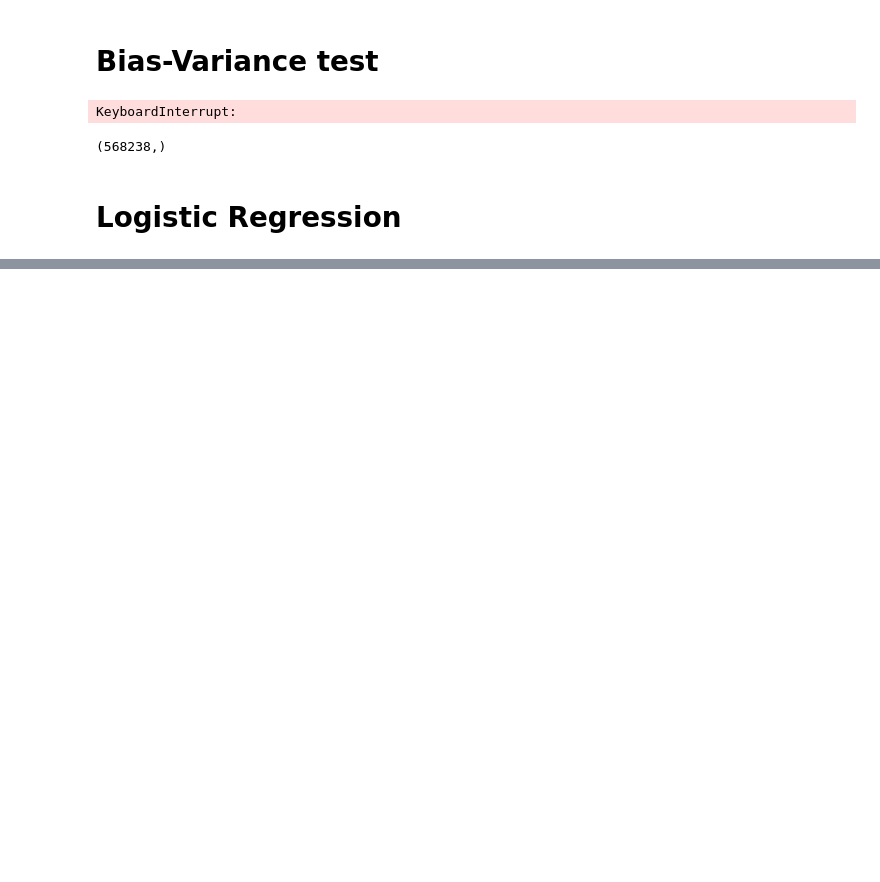
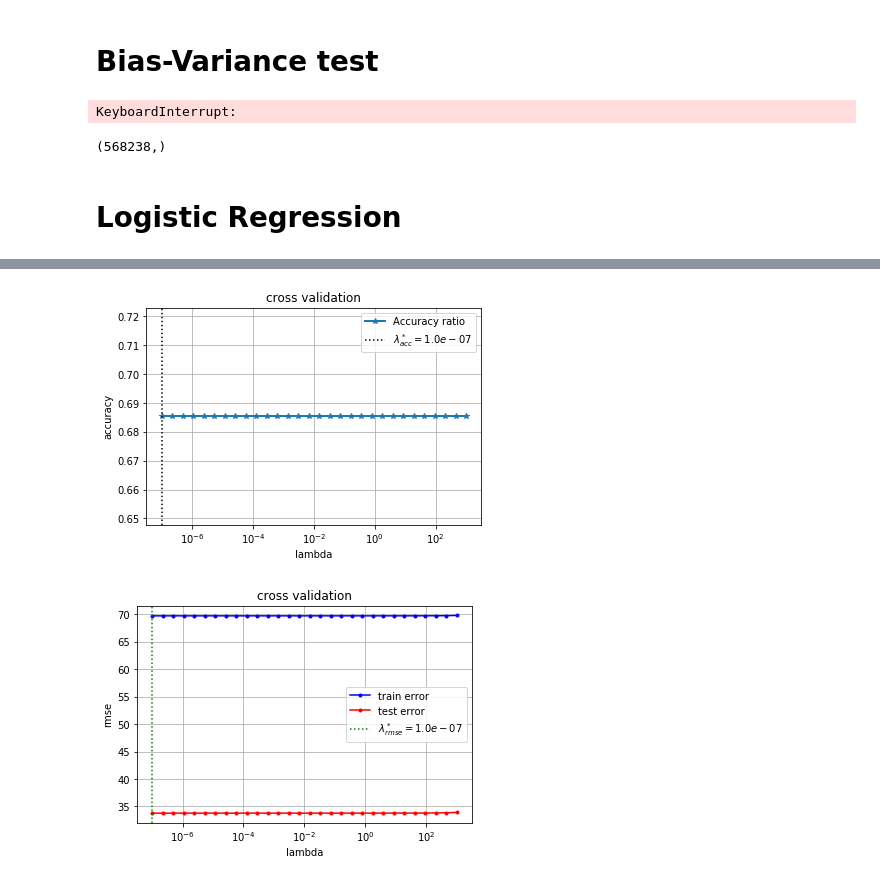
Before and after one commit to dforero0896/ml-project1, a Jupyter notebook: scripts/implementations.ipynb, the cells around one changed output, grey strips where cells are left out. Cells and saved outputs as stored; diff of their text form; code cells hidden in the pictures; blank space fills up the shorter version.

```diff
--- a/scripts/implementations.ipynb
+++ b/scripts/implementations.ipynb
@@ -418,0 +474,3 @@ Reset css and font defaults in:
+# %%
+cross_validation_demo()
+# %% [output]
@@ -418,0 +494,2 @@ Reset css and font defaults in:
+[figure, added]
+[figure, added]
```
Also changed, not shown: parts of 17 cells of this notebook, 5 other files.
